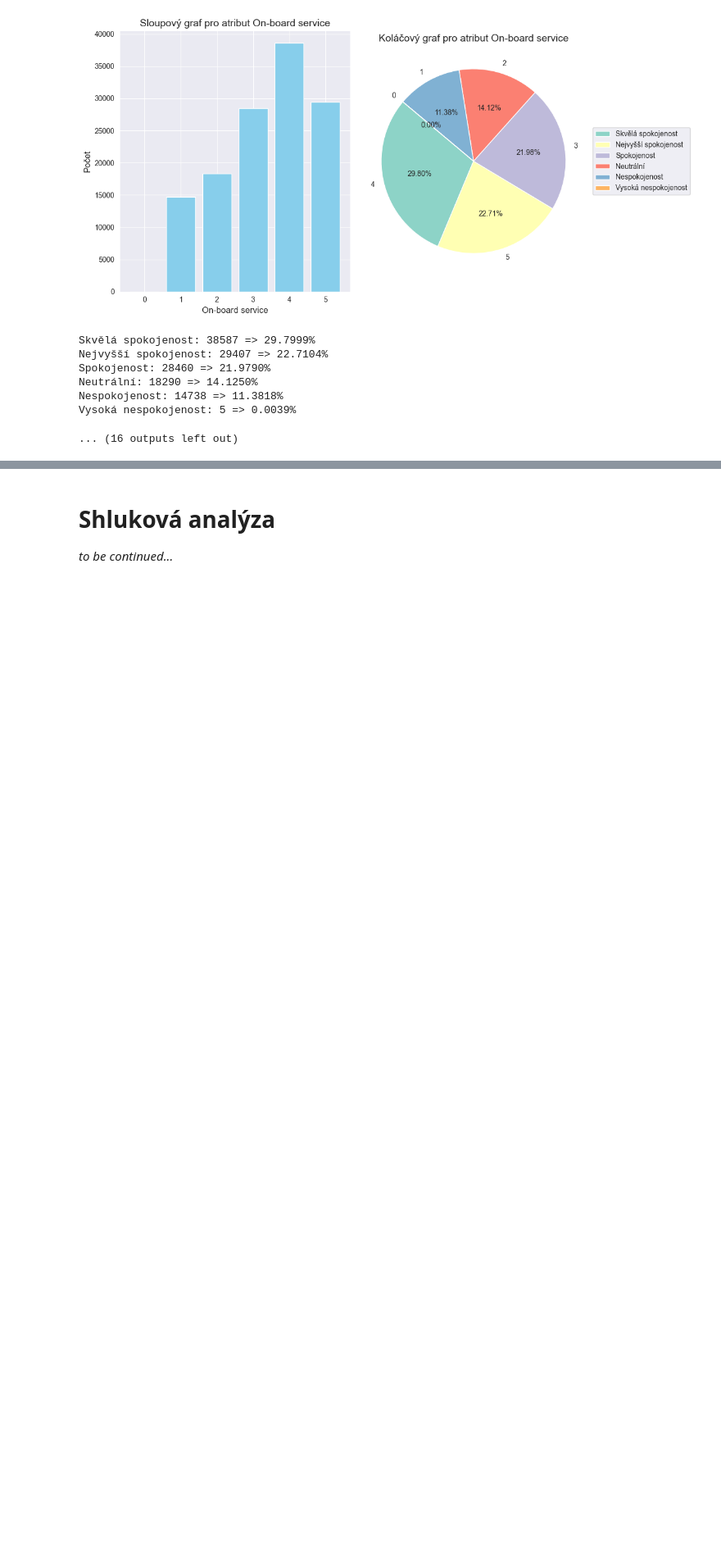
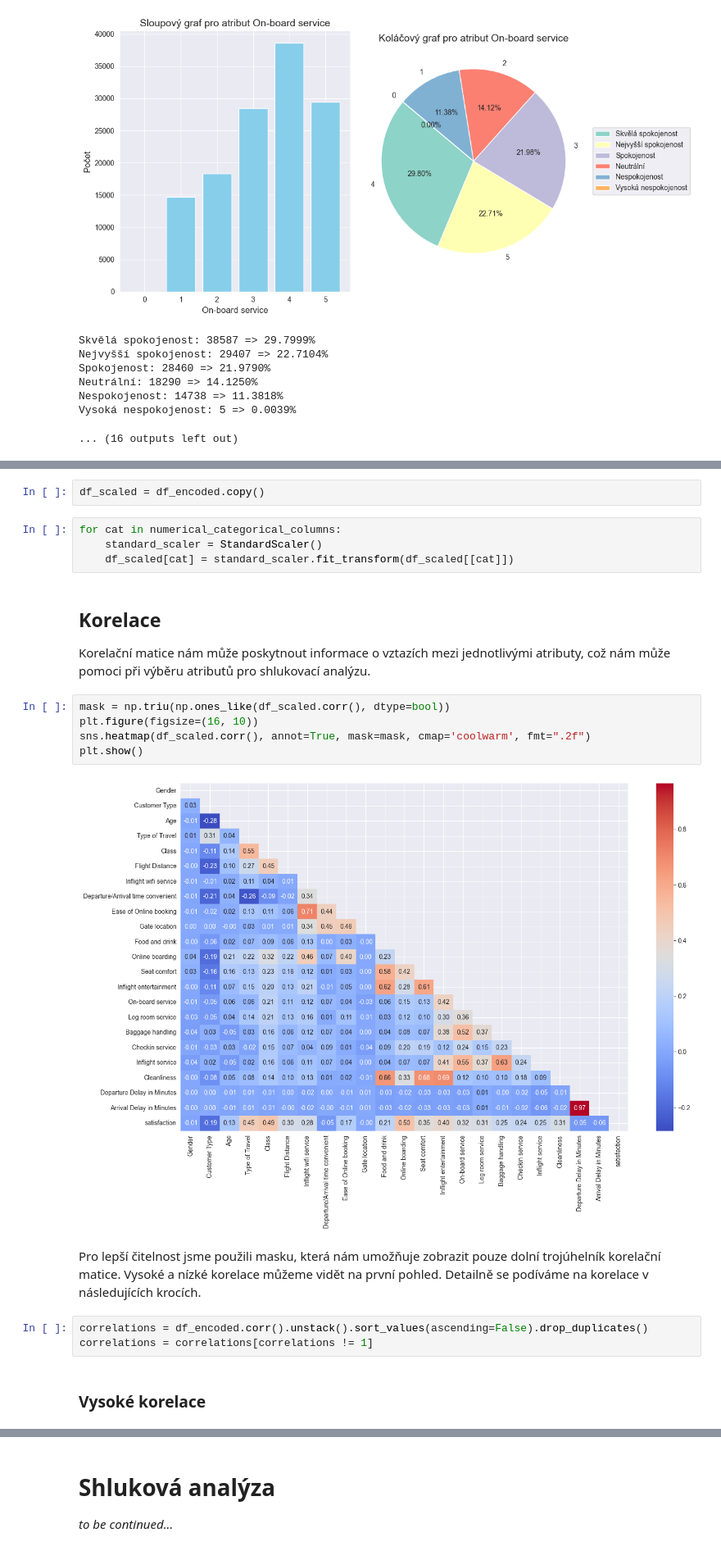
Before and after one commit to SLI0124/strojove-uceni, a Jupyter notebook: projects/data_clustering.ipynb, the cells around one changed output, grey strips where cells are left out. Shown at 82% size. Cells and saved outputs as stored; diff of their text form; blank space fills up the shorter version.

```diff
--- a/projects/data_clustering.ipynb
+++ b/projects/data_clustering.ipynb
@@ -493,0 +500,24 @@ _to be continued..._
+# %%
+df_scaled = df_encoded.copy()
+# %%
+for cat in numerical_categorical_columns:
+    standard_scaler = StandardScaler()
+    df_scaled[cat] = standard_scaler.fit_transform(df_scaled[[cat]])
+# %% [markdown]
+## Korelace
+
+Korelační matice nám může poskytnout informace o vztazích mezi jednotlivými atributy, což nám může pomoci při výběru atributů pro shlukovací analýzu.
+# %%
+mask = np.triu(np.ones_like(df_scaled.corr(), dtype=bool))
+plt.figure(figsize=(16, 10))
+sns.heatmap(df_scaled.corr(), annot=True, mask=mask, cmap='coolwarm', fmt=".2f")
+plt.show()
+# %% [output]
+[figure, added]
+# %% [markdown]
+Pro lepší čitelnost jsme použili masku, která nám umožňuje zobrazit pouze dolní trojúhelník korelační matice. Vysoké a nízké korelace můžeme vidět na první pohled. Detailně se podíváme na korelace v následujících krocích.
+# %%
+correlations = df_encoded.corr().unstack().sort_values(ascending=False).drop_duplicates()
+correlations = correlations[correlations != 1]
+# %% [markdown]
+### Vysoké korelace
```
Also changed, not shown: parts of 11 cells of this notebook.
